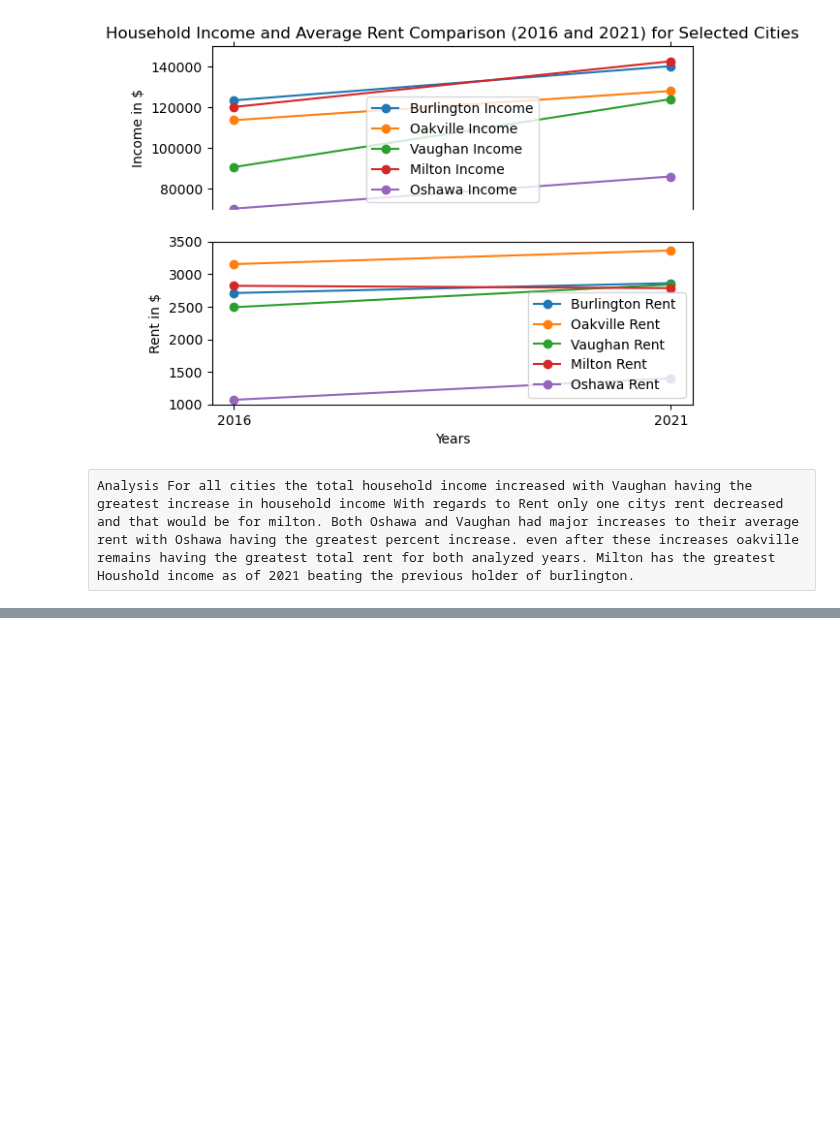
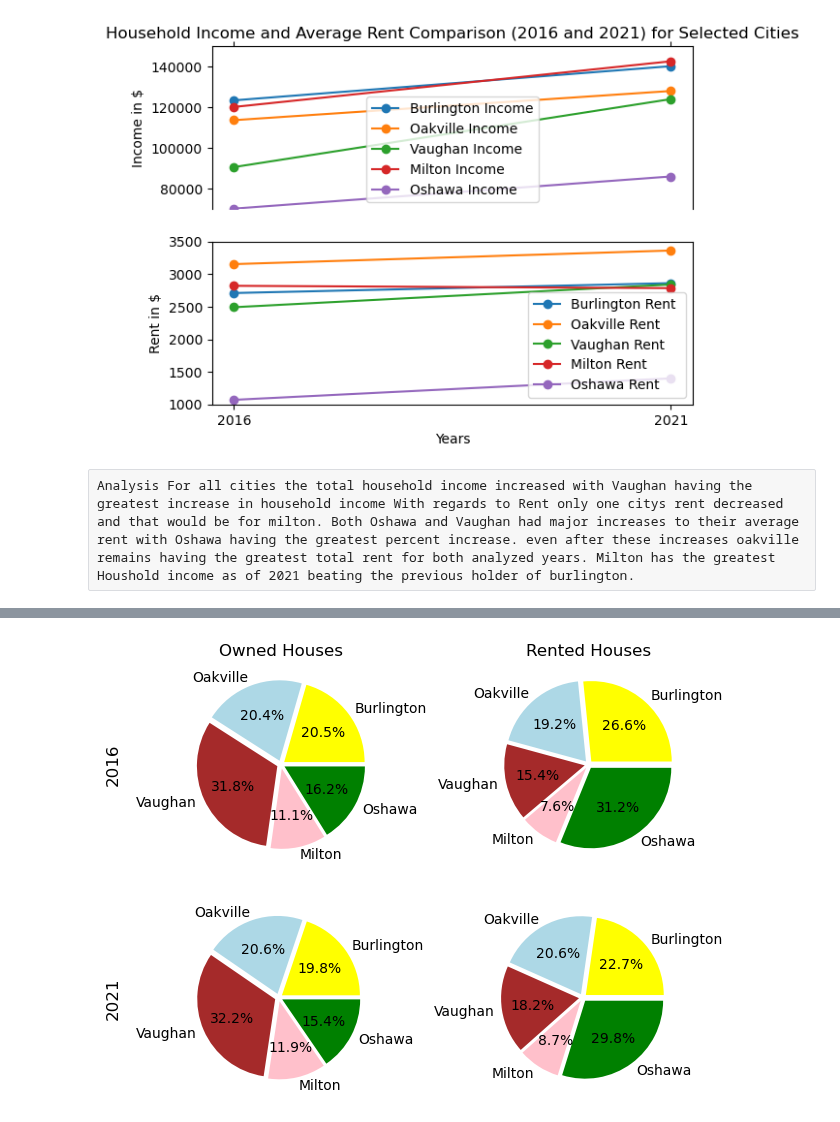
Before and after one commit to MaisieDeGraaf/oakville-housing-analysis, a Jupyter notebook: Main_Cities_Analysis.ipynb, the cells around one changed output, grey strips where cells are left out. Saved outputs shown, nothing was run; the diff lists cells and outputs as text; code cells hidden in the pictures; blank space fills up the shorter version.

```diff
--- a/Main_Cities_Analysis.ipynb
+++ b/Main_Cities_Analysis.ipynb
@@ -334,0 +425,46 @@ Analysis For all cities the total household income increased with Vaughan having
+# %%
+#Pie chart
+rented_vs_owned = rented_vs_owned.reset_index()
+rented_vs_owned['Year'] = rented_vs_owned["Year"].astype(int)
+df_2016 = rented_vs_owned.loc[rented_vs_owned['Year']==2016]
+# %%
+df_2021 = rented_vs_owned.loc[rented_vs_owned['Year']==2021]
+# %%
+fig, ax1 = plt.subplots(1, 2)
+
+values_o_2016 = df_2016['Owned Houses']
+values_r_2016 = df_2016['Rented Houses']
+values_o_2021 = df_2021['Owned Houses']
+values_r_2021 = df_2021['Rented Houses']
+names = df_2016["City"]
+colors =['yellow',"lightblue","brown","pink","green"]
+explosion =[0.05,0.05,0.05,0.05,0.05]
+
+
+# ...
+ax1[0].pie(values_o_2016,labels = names, colors = colors, autopct = '%1.1f%%', explode = explosion)
+ax1[0].set_title('Owned Houses')
+#...
+ax1[1].pie(values_r_2016,labels = names, colors = colors, autopct = '%1.1f%%',explode = explosion)
+ax1[1].set_title('Rented Houses')
+fig.supylabel('2016')
+fig.tight_layout()
+
+
+
+# ...
+fig, ax2 = plt.subplots(1, 2)
+# ...
+ax2[0].pie(values_o_2021,labels = names, colors = colors, autopct = '%1.1f%%',explode = explosion)
+
+# ...
+ax2[1].pie(values_r_2021,labels = names, colors = colors, autopct = '%1.1f%%',explode = explosion)
+fig.supylabel('2021')
+fig.tight_layout()
+
+
+
+plt.show()
+# %% [output]
+[figure, added]
+[figure, added]
```
Also changed, not shown: parts of 8 cells of this notebook.
